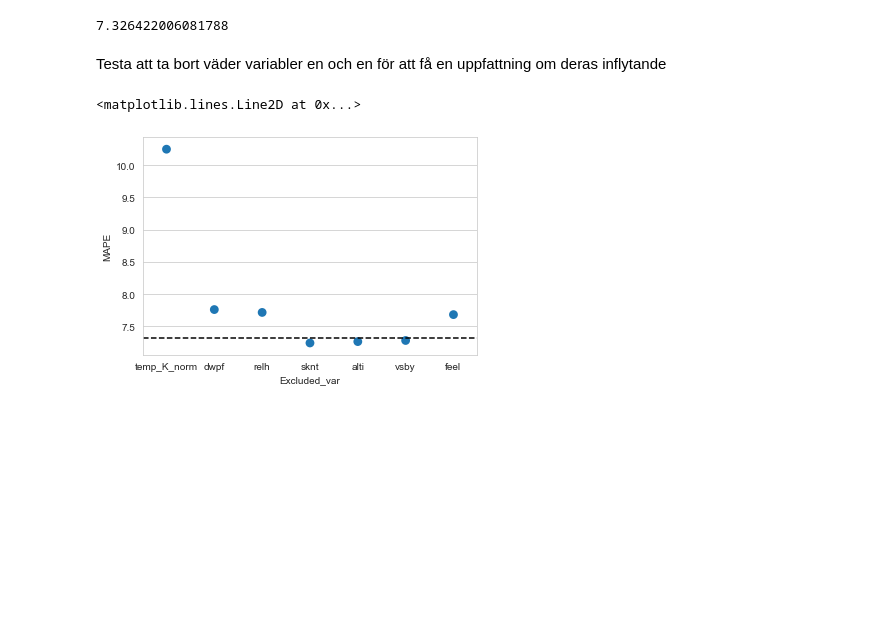
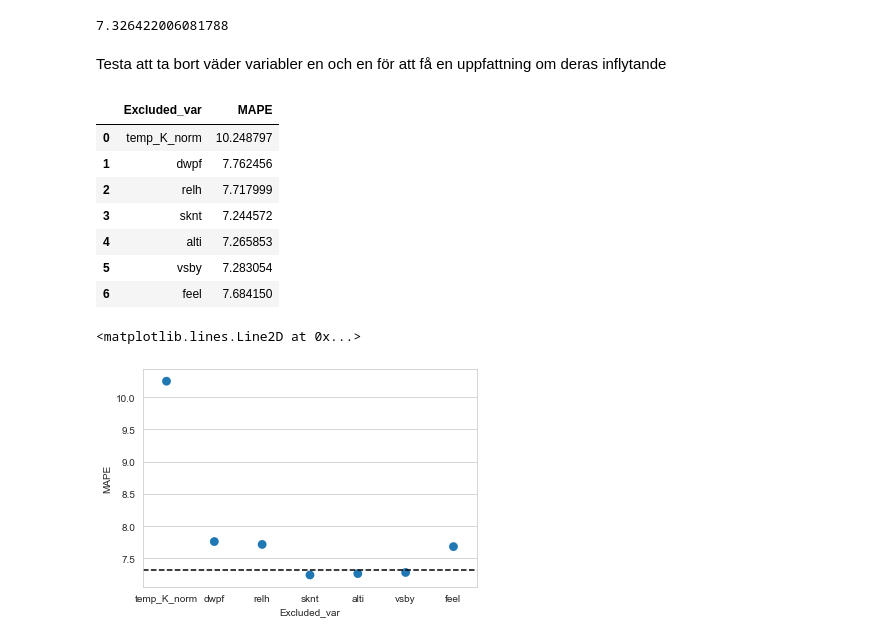
Before and after one commit to IdaLundholmBenzi/Analysutmaning_prognos, a Jupyter notebook: TDS9_forecast.ipynb, the cells around one changed output. Cells and saved outputs as stored; diff of their text form; code cells hidden in the pictures; blank space fills up the shorter version.

```diff
--- a/TDS9_forecast.ipynb
+++ b/TDS9_forecast.ipynb
@@ -764,6 +772,17 @@ for v in var_list_all:
 
 mape_df = pd.DataFrame(list(zip(var_list_all, mapes)), columns=['Excluded_var','MAPE'])
 mape_df
+# %%
+mape_df
+# %% [output]
+|  | Excluded_var | MAPE |
+| 0 | temp_K_norm | 10.248797 |
+| 1 | dwpf | 7.762456 |
+| 2 | relh | 7.717999 |
+| 3 | sknt | 7.244572 |
+| 4 | alti | 7.265853 |
+| 5 | vsby | 7.283054 |
+| 6 | feel | 7.684150 |
 # %%
 sns.set_style("whitegrid")
 ax = sns.pointplot(x='Excluded_var', y='MAPE', data=mape_df, join = False)
```
Also changed, not shown: parts of 2 cells of this notebook, 2 other files.
